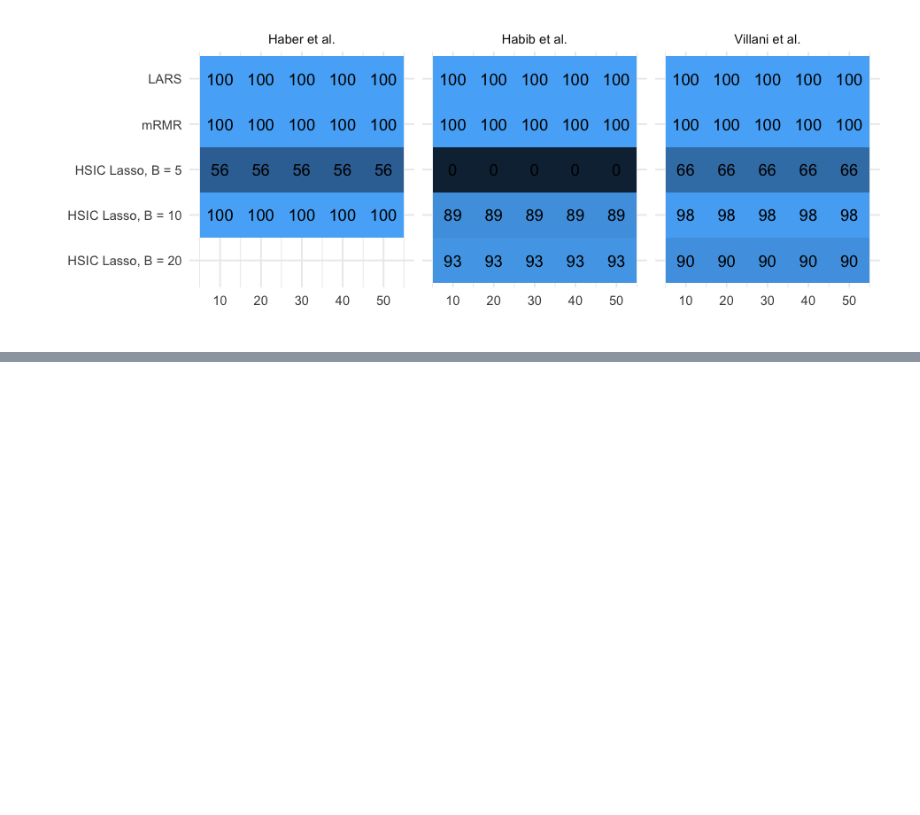
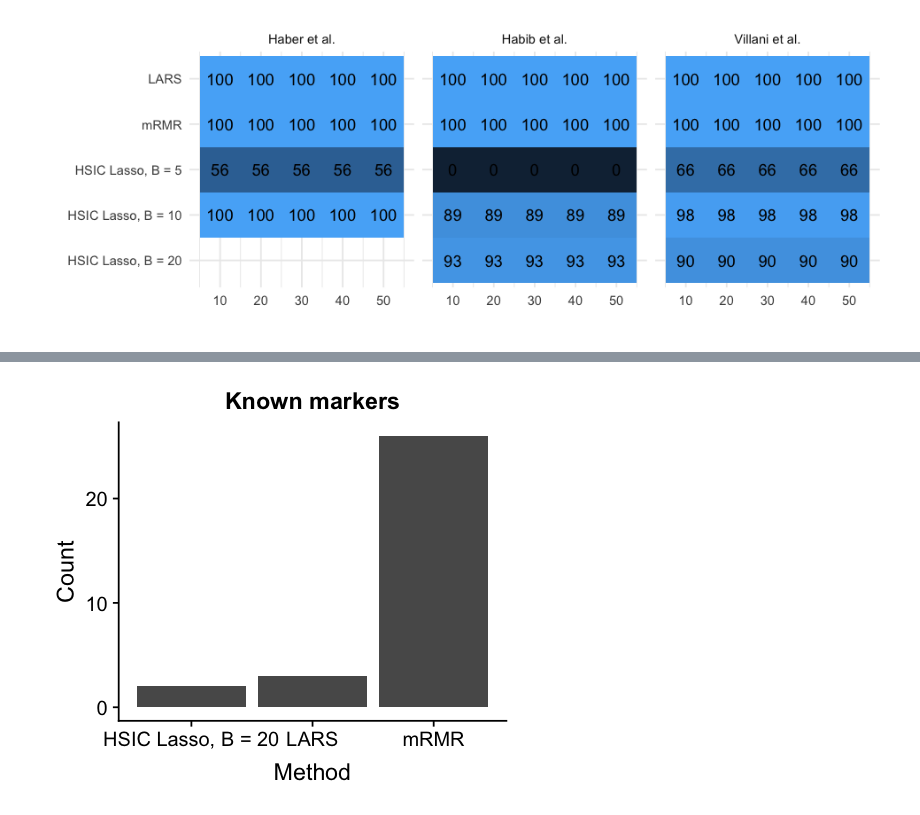
Before and after one commit to hclimente/nori, a Jupyter notebook: doc/single_cell.ipynb, the cells around one changed output, grey strips where cells are left out. Cells and saved outputs as stored; diff of their text form; code cells hidden in the pictures; blank space fills up the shorter version.

```diff
--- a/doc/single_cell.ipynb
+++ b/doc/single_cell.ipynb
@@ -85,0 +177,15 @@ ggplot(sc, aes(x = model, y = selected, fill = ended, label = ended)) +
+# %%
+markers <- c(read_tsv('~/data/single_cell/habib/Major_cell_types_marker_genes.txt',
+                      col_types = 'cddddddd') %>% .$`GENE NAMES`,
+             read_tsv('~/data/single_cell/habib/Glia_subcluster_marker_genes.txt',
+                         col_types = 'cdddddd') %>% .$`GENE NAMES`,
+             read_tsv('~/data/single_cell/habib/GABAergic_edit_subcluster_marker_gene.txt',
+                         col_types = 'cdddddddd') %>% .$`GENE NAMES`)
+
+options(repr.plot.width=4, repr.plot.height=3.5)
+habib %>% filter(Gene %in% markers) %>%
+    ggplot(aes(x = Method)) +
+        geom_bar() +
+        labs(y = 'Count', title = 'Known markers')
+# %% [output]
+[figure, added]
```
Also changed, not shown: parts of 17 cells of this notebook.
